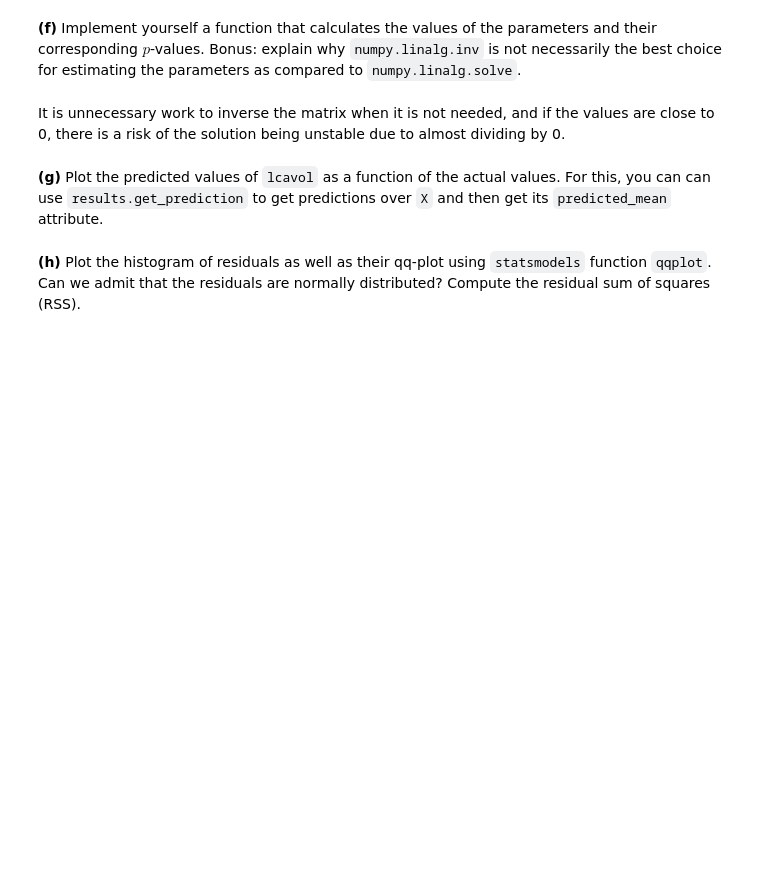
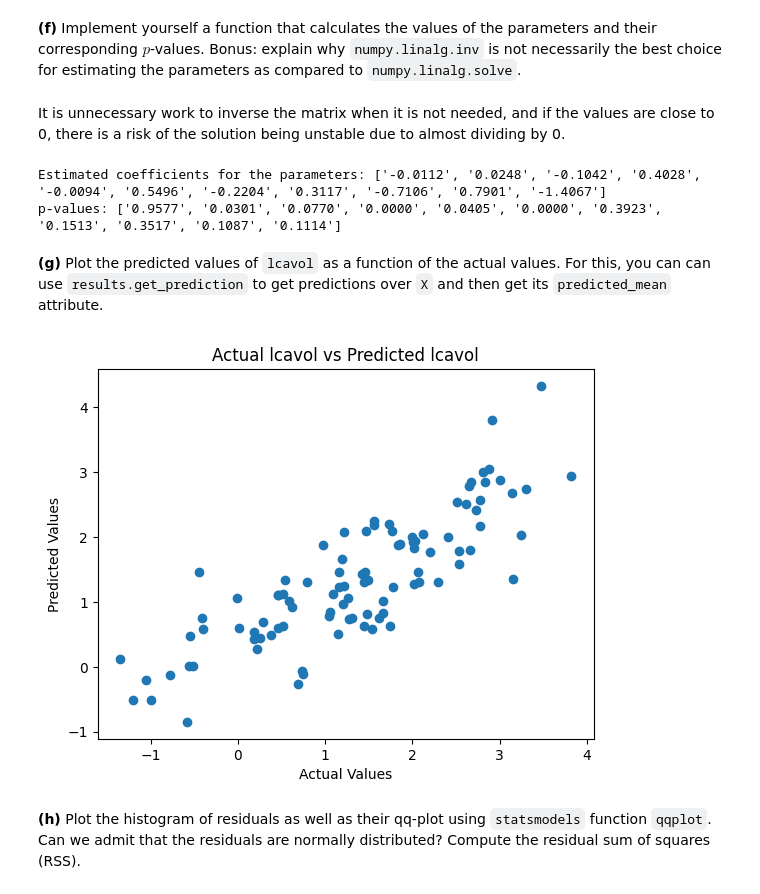
Before and after one commit to muneymo/isla2026-TP, a Jupyter notebook: TP1/TP1.ipynb, the cells around one changed output. Drawn from its saved outputs; the diff is of its cells as text; code cells hidden in the pictures; blank space fills up the shorter version.

```diff
--- a/TP1/TP1.ipynb
+++ b/TP1/TP1.ipynb
@@ -418,10 +418,12 @@ dtype: float64
 # %% [markdown]
 It is unnecessary work to inverse the matrix when it is not needed, and if the values are close to 0, there is a risk of the solution being unstable due to almost dividing by 0.
 # %%
+import scipy.stats as stats
+
 A = X.T @ X
 b = X.T @ y
 beta = np.linalg.solve(A, b)
-beta
+print("Estimated coefficients for the parameters:", [f"{b:.4f}" for b in beta])
 
 n, p = X.shape
 dof = n - p
@@ -432,8 +434,24 @@ var_cov = sigma_sq * np.linalg.inv(X.T @ X)
 std_beta = np.sqrt(np.diag(var_cov))
 t = beta /std_beta
 
-#calculate the area under the the integral :(
+p_values = 2 * (1 - stats.t.cdf(abs(t), dof))
+
+print("p-values:", [f"{p:.4f}" for p in p_values])
+# %% [output]
+Estimated coefficients for the parameters: ['-0.0112', '0.0248', '-0.1042', '0.4028', '-0.0094', '0.5496', '-0.2204', '0.3117', '-0.7106', '0.7901', '-1.4067']
+p-values: ['0.9577', '0.0301', '0.0770', '0.0000', '0.0405', '0.0000', '0.3923', '0.1513', '0.3517', '0.1087', '0.1114']
 # %% [markdown]
 **(g)** Plot the predicted values of `lcavol` as a function of the actual values. For this, you can can use `results.get_prediction` to get predictions over `X` and then get its `predicted_mean` attribute.
+# %%
+predictions = results.get_prediction(X)
+y_predictions = predictions.predicted_mean
+
+plt.scatter(y, y_predictions)
+plt.xlabel('Actual Values')
+plt.ylabel('Predicted Values')
+plt.title('Actual lcavol vs Predicted lcavol')
+plt.show()
+# %% [output]
+[figure, added]
 # %% [markdown]
 **(h)** Plot the histogram of residuals as well as their qq-plot using `statsmodels` function `qqplot`. Can we admit that the residuals are normally distributed? Compute the residual sum of squares (RSS).
```
Also changed, not shown: parts of 7 cells of this notebook.
